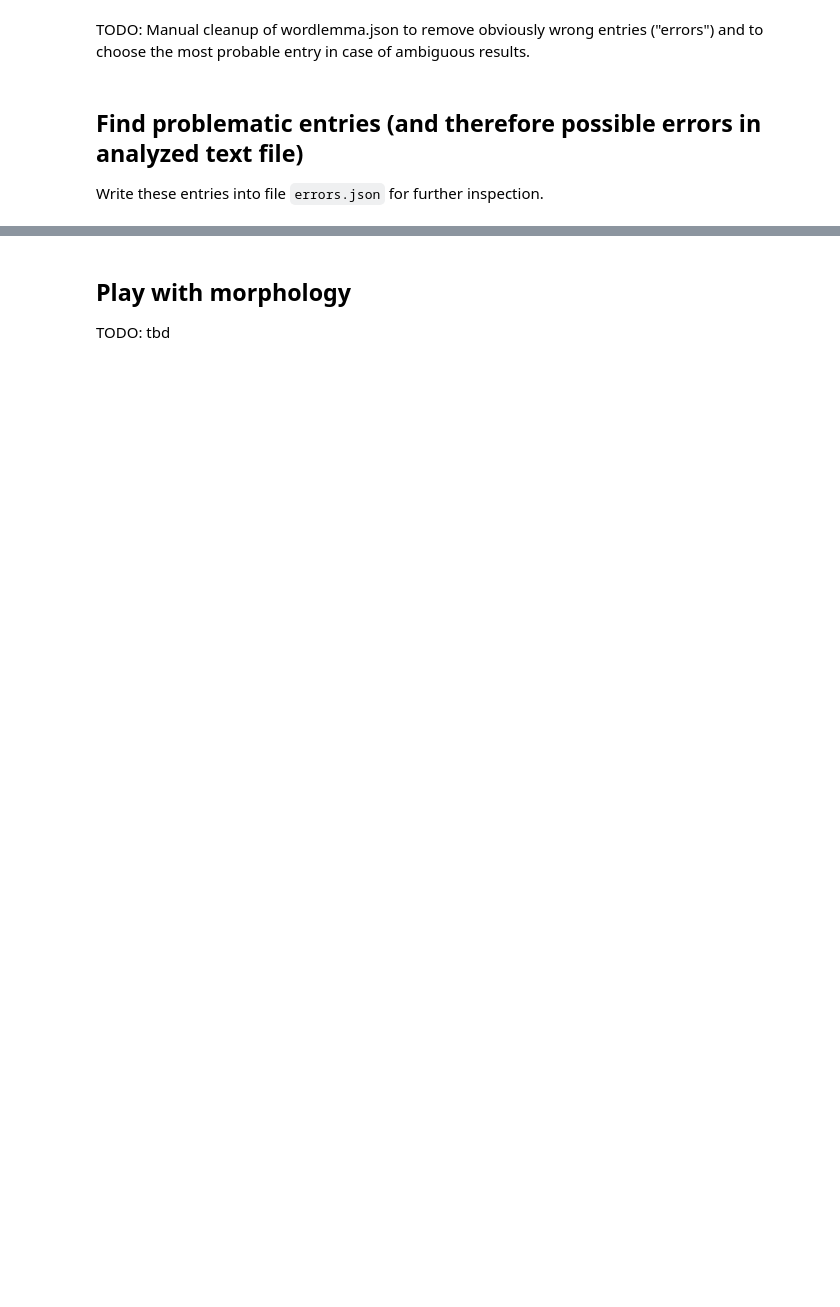
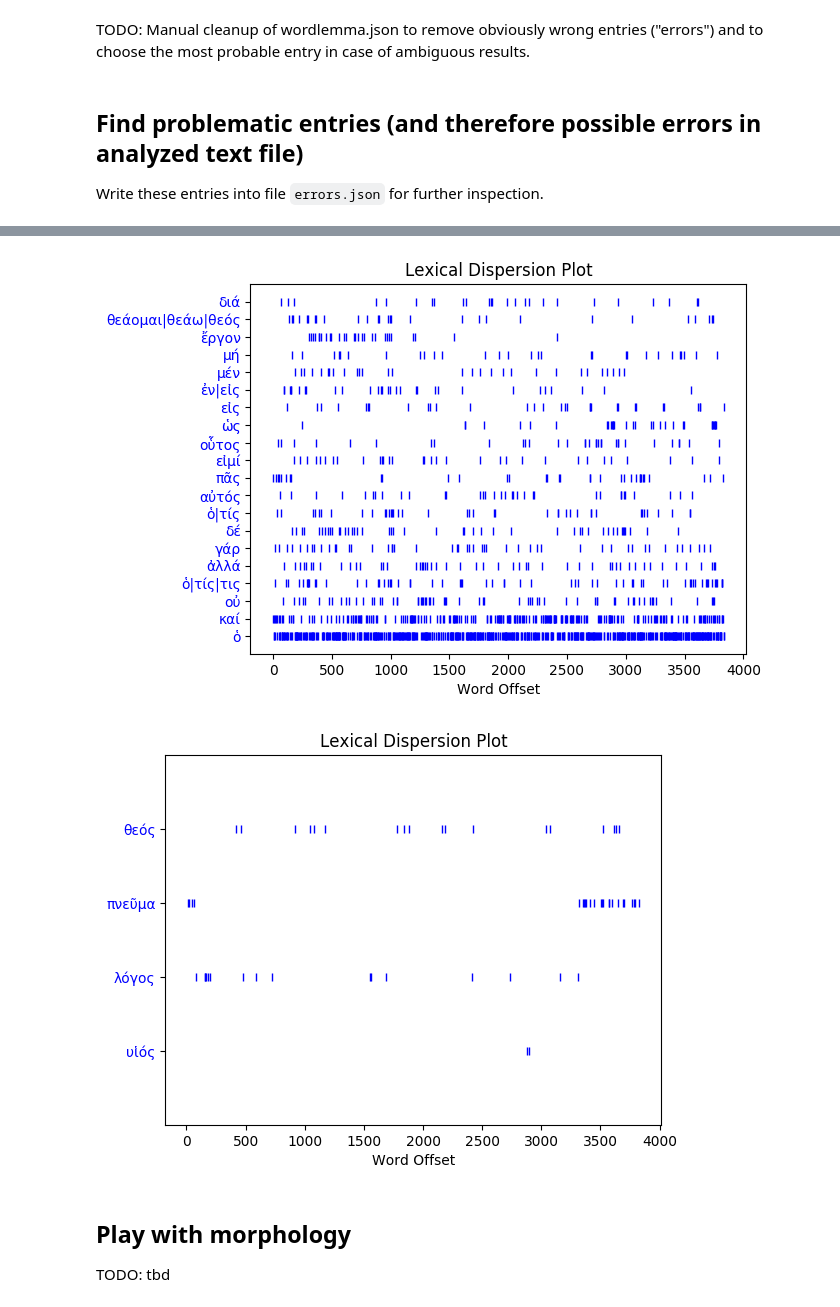
Before and after one commit to pharos-alexandria/notebooks, a Jupyter notebook: MorpheusLemmatizer.ipynb, the cells around one changed output, grey strips where cells are left out. Drawn from its saved outputs; the diff is of its cells as text; code cells hidden in the pictures; blank space fills up the shorter version.

```diff
--- a/MorpheusLemmatizer.ipynb
+++ b/MorpheusLemmatizer.ipynb
@@ -358,3 +391,14 @@ print("\n"+" ".join(lemmata))
+# %%
+## Dispersion plot
+from nltk.draw.dispersion import dispersion_plot
+lemmata = [d['Lemma'] for d in lemmatized]
+check = list(lemma20.keys()) # 20 most used lemmata from above
+dispersion_plot(lemmata, check)
+# TODO: include stopword-list
+dispersion_plot(lemmata, ['θεός','πνεῦμα','λόγος','υἱός'])
+# %% [output]
+[figure, added]
+[figure, added]
 # %% [markdown]
 ## Play with morphology
 TODO: tbd
```
Also changed, not shown: parts of 9 cells of this notebook.
